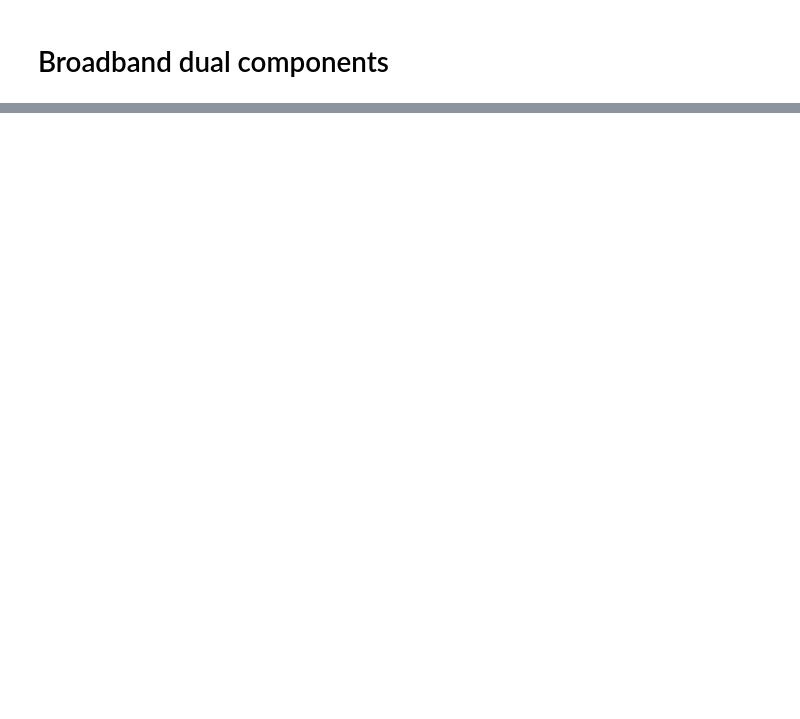
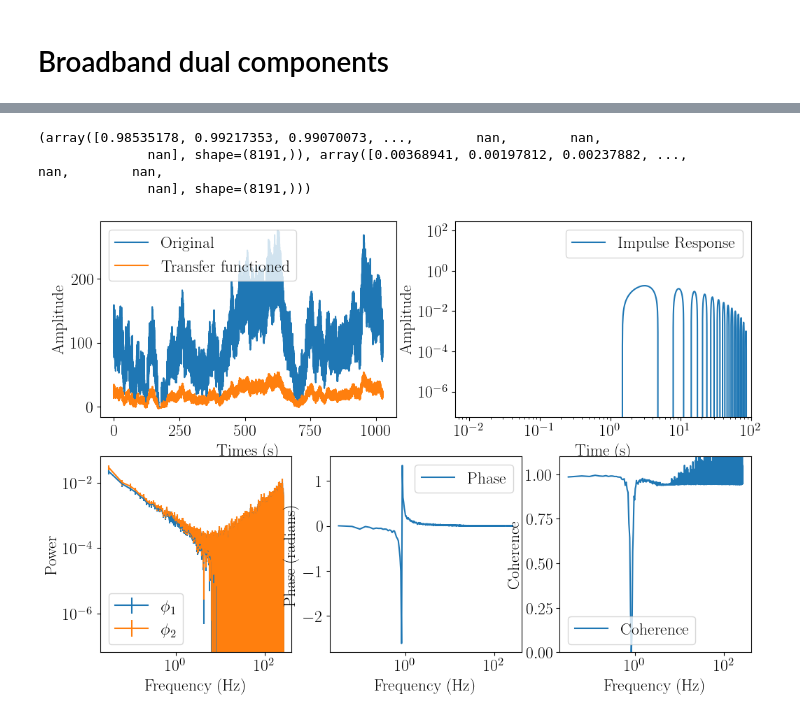
Before and after one commit to bjricketts/fourier-sims, a Jupyter notebook: fourier_sims.ipynb, the cells around one changed output, grey strips where cells are left out. Drawn from its saved outputs; the diff is of its cells as text; code cells hidden in the pictures; blank space fills up the shorter version.

```diff
--- a/fourier_sims.ipynb
+++ b/fourier_sims.ipynb
@@ -261,7 +352,7 @@ dt = 2e-3
 T = 16*10
 t = np.arange(0, T, dt)
 
-constant = 10000
+constant = 1000
 omega1 = 1.0
 omega2 = 3.0
 omega3 = 2.99
@@ -652,0 +795,9 @@ plot_2(t,lc_approx,lc_approx2,ps1,ps2,avgcs12,x_lim_lower=1/16,x_lim_upper=15,om
+# %%
+def timmer_koenig_single(x, mean, dt, omega, q, rms):
+    sim = simulator.Simulator(N=len(x), mean=mean, dt=dt, rms=rms, poisson=True)
+    w = np.fft.rfftfreq(sim.N, d=sim.dt)[1:]
+    lor = lorentz(w,omega,q,rms)
+    psd_array = lor
+    psd_err = np.sqrt(psd_array)
+    lc = sim.simulate(lor)
+    return lc, w, lor, psd_array, psd_err
@@ -652,0 +989,14 @@ plot_2(t,lc_approx,lc_approx2,ps1,ps2,avgcs12,x_lim_lower=1/16,x_lim_upper=15,om
+# %%
+dt = 1/512
+mean = 100
+T = 1024/dt
+rms = 0.5
+
+sim = simulator.Simulator(N=int(T), mean=mean, dt=dt, rms=rms, poisson=True)
+w = np.fft.rfftfreq(sim.N, d=sim.dt)[1:]
+lc1 = sim.simulate(2)
+
+t, h = frequency_to_impulse_response(w, delay_tf, t_max=100, dt=0.01, tau=0.05)
+
+out = apply_transfer_function(lc1.counts, h, dt)
+out = Lightcurve(lc1.time, out)
@@ -652,0 +1059,20 @@ plot_2(t,lc_approx,lc_approx2,ps1,ps2,avgcs12,x_lim_lower=1/16,x_lim_upper=15,om
+# %%
+dt = 1/512
+mean = 100
+T = 1024/dt
+rms = 0.5
+
+sim = simulator.Simulator(N=int(T), mean=mean, dt=dt, rms=rms, poisson=True)
+w = np.fft.rfftfreq(sim.N, d=sim.dt)[1:]
+lc1 = sim.simulate(2)
+
+t, h = frequency_to_impulse_response(w, allpass_tf, t_max=100, dt=0.01, omega_z=1.0, gamma_z=0.1)
+
+out = apply_transfer_function(lc1.counts, h, dt)
+lc2 = Lightcurve(lc1.time, out)
+plot_result(lc1,lc2,t,h)
+# %% [output]
+(array([0.98535178, 0.99217353, 0.99070073, ...,        nan,        nan,
+              nan], shape=(8191,)), array([0.00368941, 0.00197812, 0.00237882, ...,        nan,        nan,
+              nan], shape=(8191,)))
+[figure, added]
```
Also changed, not shown: parts of 32 cells of this notebook, 1 other file.
